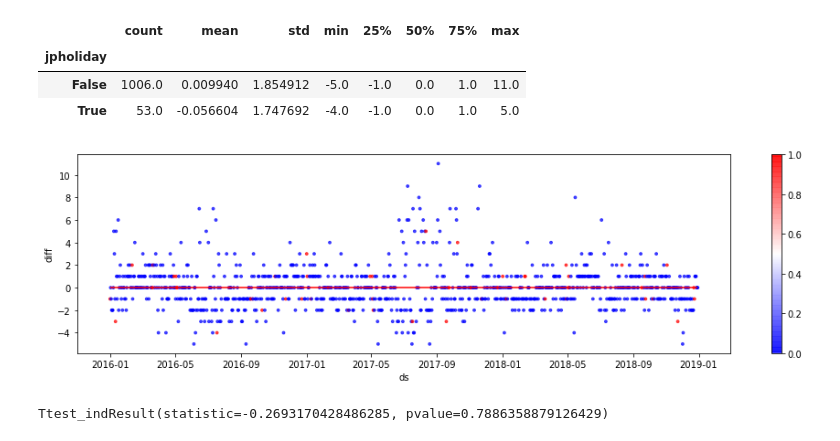
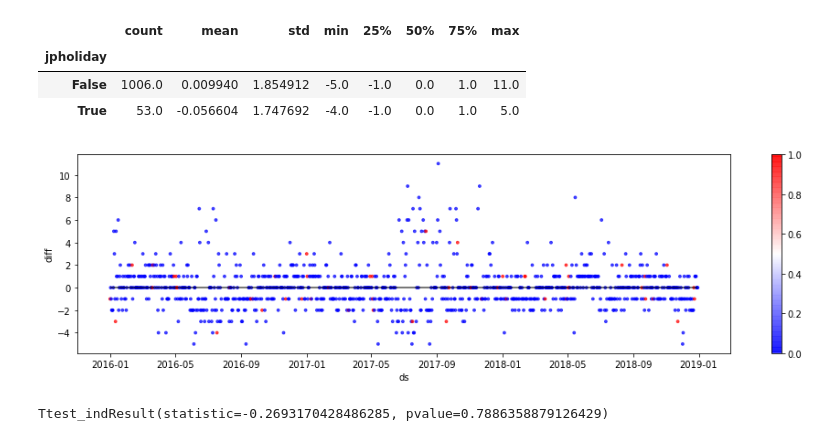
Before and after one commit to Kazuya-Minakuchi/qiita, a Jupyter notebook: dereste_analysis/open2ch/03_predict_daily_prophet.ipynb, the cells around one changed output. Saved outputs shown, nothing was run; the diff lists cells and outputs as text; code cells hidden in the pictures.

```diff
--- a/dereste_analysis/open2ch/03_predict_daily_prophet.ipynb
+++ b/dereste_analysis/open2ch/03_predict_daily_prophet.ipynb
@@ -504,10 +504,10 @@ df_actual_pred.groupby('jpholiday')['diff'].describe()
 # %%
 fig, ax = plt.subplots(figsize=(16, 4))
 df_actual_pred.plot(kind='scatter', x='ds', y='diff', alpha=0.7, s=8, c=df_actual_pred['jpholiday'], cmap='bwr', ax=ax)
-ax.hlines(y=0, xmin=df_actual_pred['ds'].min(), xmax=df_actual_pred['ds'].max(), color='r')
+ax.hlines(y=0, xmin=df_actual_pred['ds'].min(), xmax=df_actual_pred['ds'].max(), color='black', alpha=0.7)
 plt.show()
 # %% [output]
-[figure, old version]
+[figure, new version]
 # %%
 # ウェルチの t 検定
 is_jpholiday = df_actual_pred['jpholiday']
```
Also changed, not shown: parts of 13 cells of this notebook.
